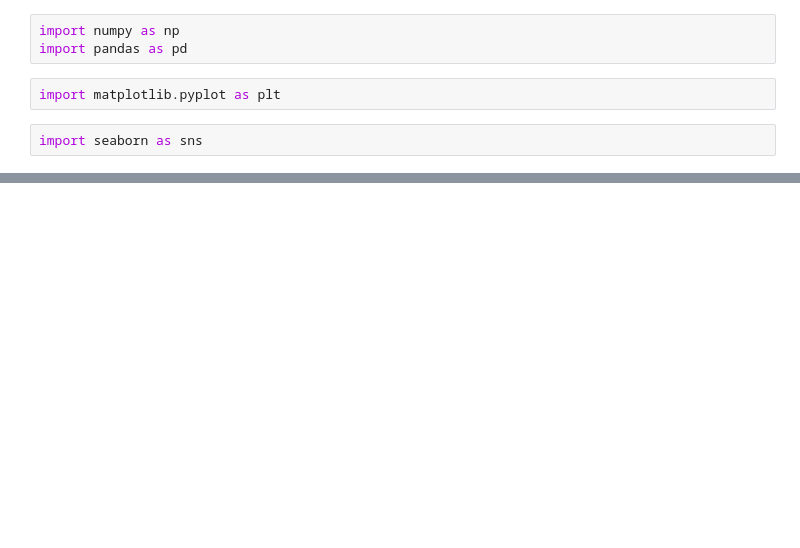
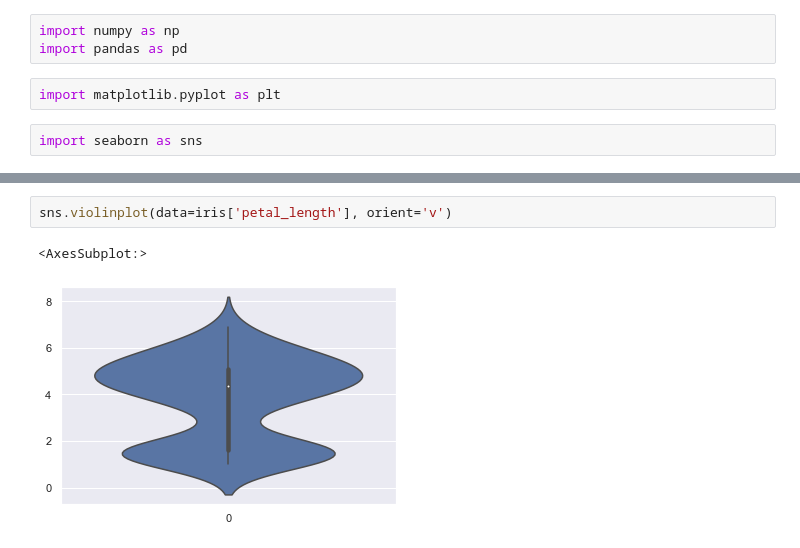
Before and after one commit to maximka65/python, a Jupyter notebook: DataScience/Stepik/stepik2.ipynb, the cells around one changed output, grey strips where cells are left out. Drawn from its saved outputs; the diff is of its cells as text; blank space fills up the shorter version.

```diff
--- a/DataScience/Stepik/stepik2.ipynb
+++ b/DataScience/Stepik/stepik2.ipynb
@@ -18 +70,6 @@ genome
+# %%
+sns.violinplot(data=iris['petal_length'], orient='v')
+# %% [output]
+<AxesSubplot:>
+[figure, added]
 # %%
```
Also changed, not shown: parts of 10 cells of this notebook, 5 other files.
